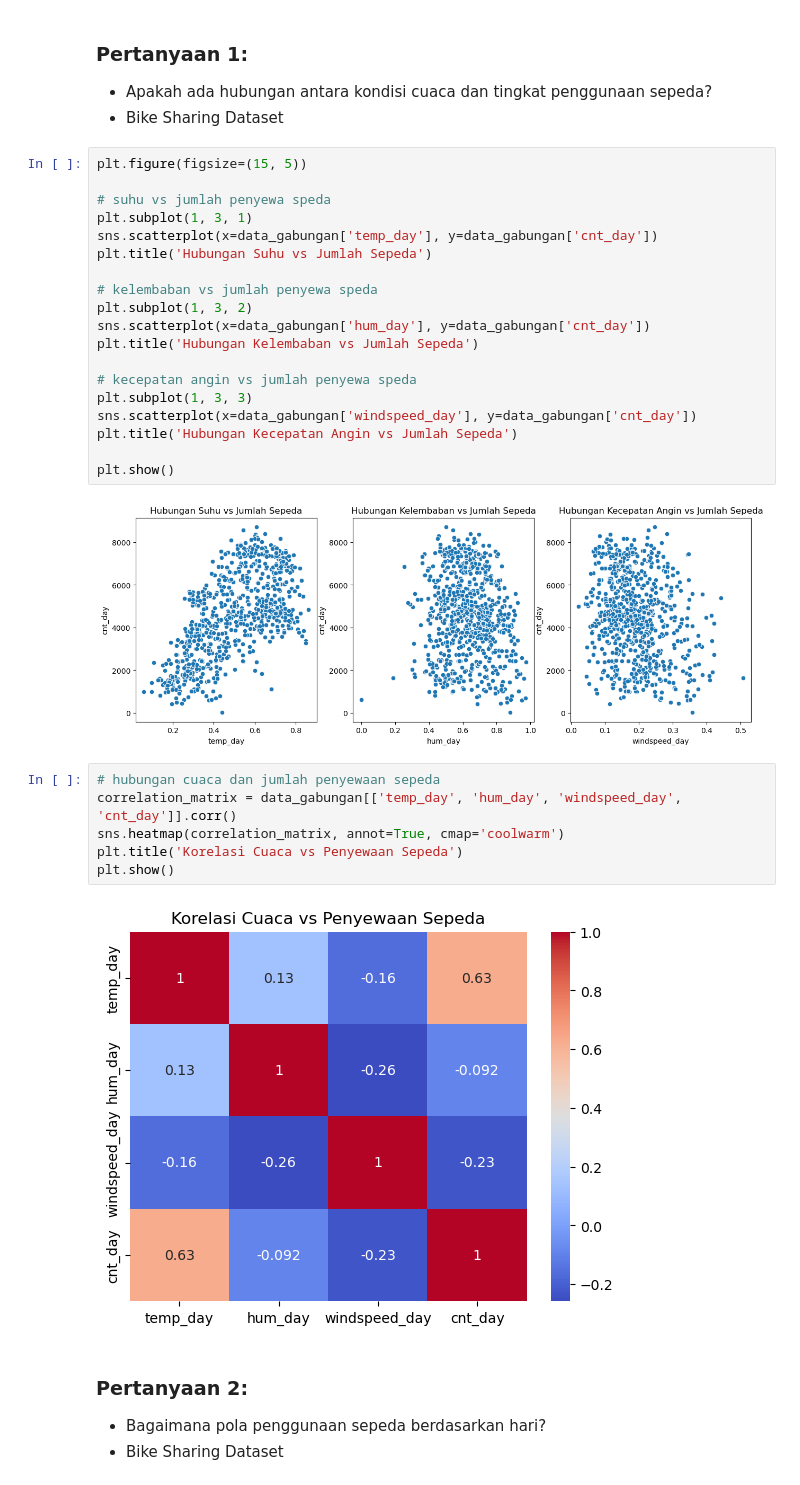
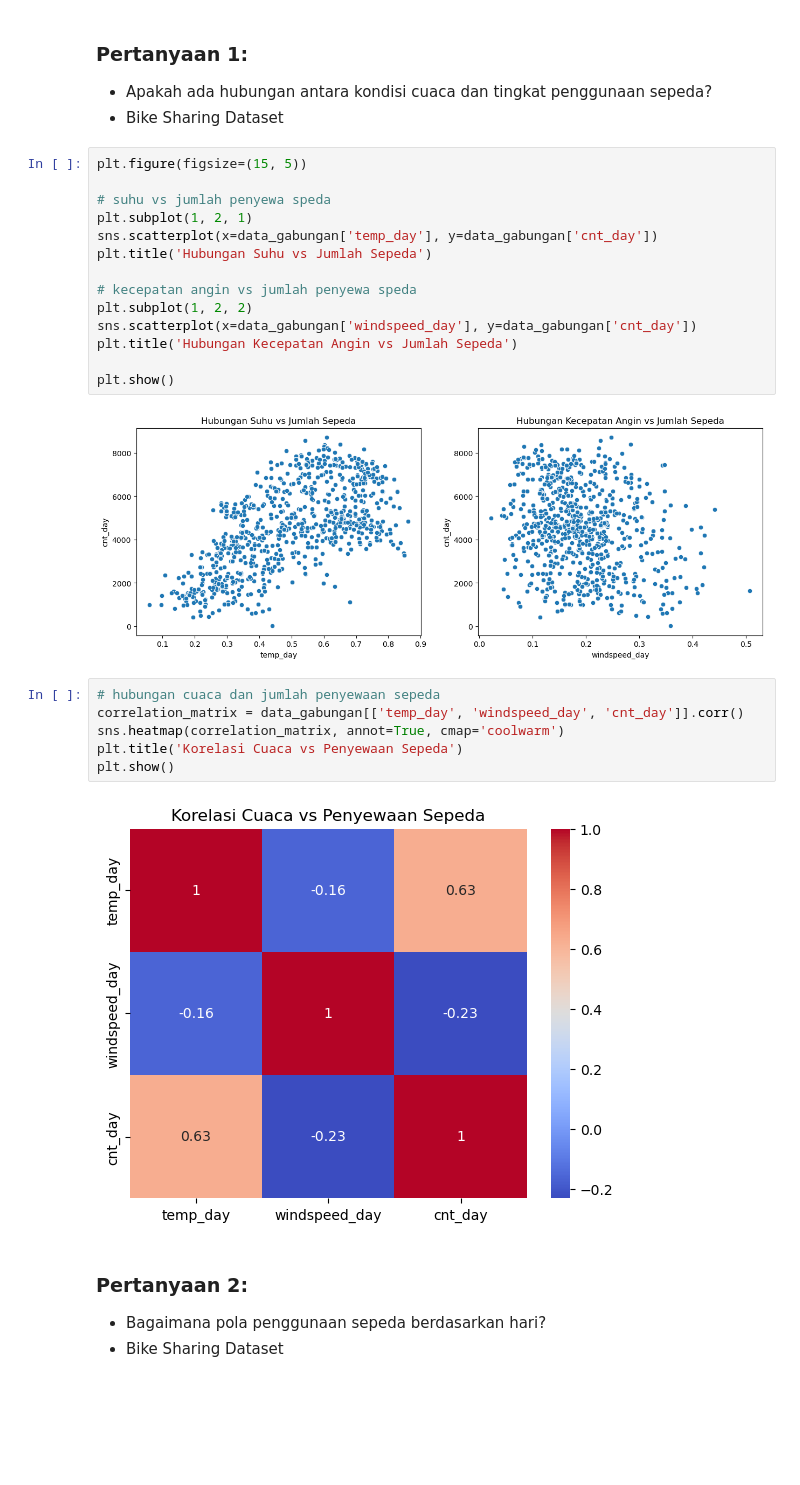
Before and after one commit to UndefinedE02/Bike-sharing-analisis, a Jupyter notebook: Proyek_Analisis_Data.ipynb, the cells around one changed output. Drawn from its saved outputs; the diff is of its cells as text; blank space fills up the shorter version.

```diff
--- a/Proyek_Analisis_Data.ipynb
+++ b/Proyek_Analisis_Data.ipynb
@@ -278,31 +274,26 @@ data_gabungan.groupby(by='windspeed_day').agg({
 plt.figure(figsize=(15, 5))
 
 # suhu vs jumlah penyewa speda
-plt.subplot(1, 3, 1)
+plt.subplot(1, 2, 1)
 sns.scatterplot(x=data_gabungan['temp_day'], y=data_gabungan['cnt_day'])
 plt.title('Hubungan Suhu vs Jumlah Sepeda')
 
-# kelembaban vs jumlah penyewa speda
-plt.subplot(1, 3, 2)
-sns.scatterplot(x=data_gabungan['hum_day'], y=data_gabungan['cnt_day'])
-plt.title('Hubungan Kelembaban vs Jumlah Sepeda')
-
 # kecepatan angin vs jumlah penyewa speda
-plt.subplot(1, 3, 3)
+plt.subplot(1, 2, 2)
 sns.scatterplot(x=data_gabungan['windspeed_day'], y=data_gabungan['cnt_day'])
 plt.title('Hubungan Kecepatan Angin vs Jumlah Sepeda')
 
 plt.show()
 # %% [output]
-[figure, old version]
+[figure, new version]
 # %%
 # hubungan cuaca dan jumlah penyewaan sepeda
-correlation_matrix = data_gabungan[['temp_day', 'hum_day', 'windspeed_day', 'cnt_day']].corr()
+correlation_matrix = data_gabungan[['temp_day', 'windspeed_day', 'cnt_day']].corr()
 sns.heatmap(correlation_matrix, annot=True, cmap='coolwarm')
 plt.title('Korelasi Cuaca vs Penyewaan Sepeda')
 plt.show()
 # %% [output]
-[figure, old version]
+[figure, new version]
 # %% [markdown]
 ### Pertanyaan 2:
 - Bagaimana pola penggunaan sepeda berdasarkan hari?
```
Also changed, not shown: parts of 4 cells of this notebook, 1 other file.
